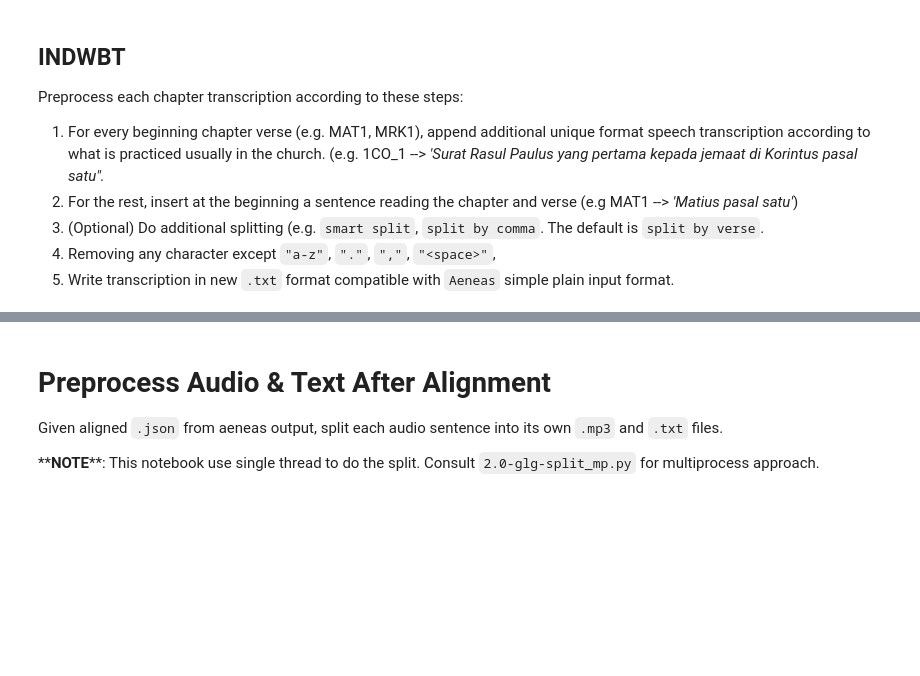
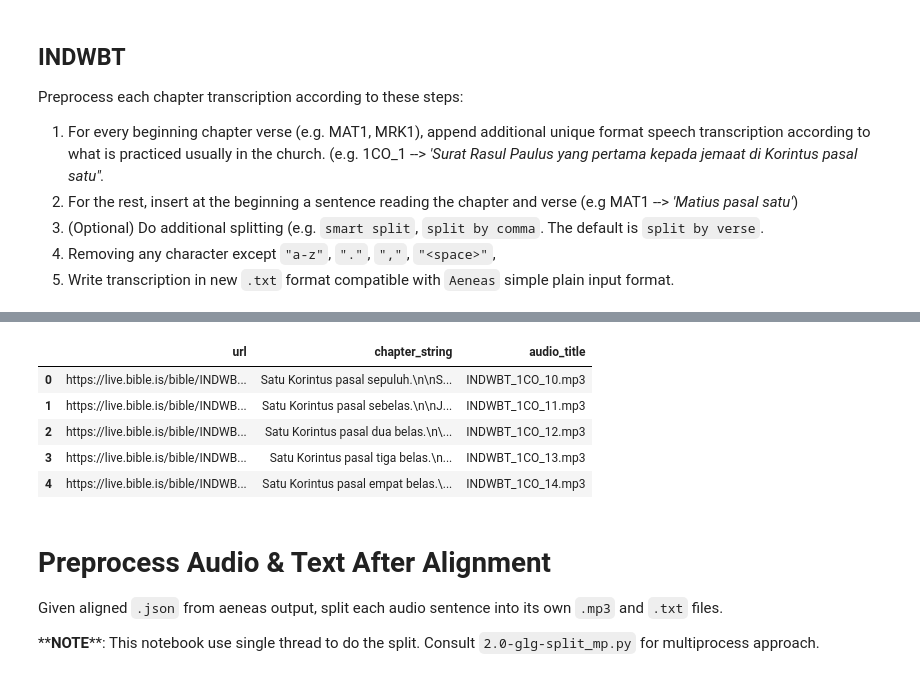
Before and after one commit to gunawanlg/voice-to-text-bahasa, a Jupyter notebook: notebooks/eda/2.0-glg-preprocess-bibleis.ipynb, the cells around one changed output, grey strips where cells are left out. Drawn from its saved outputs; the diff is of its cells as text; code cells hidden in the pictures; blank space fills up the shorter version.

```diff
--- a/notebooks/eda/2.0-glg-preprocess-bibleis.ipynb
+++ b/notebooks/eda/2.0-glg-preprocess-bibleis.ipynb
@@ -77,0 +183,21 @@ dict_add = {
+# %%
+pre_additions = []
+for chapter_string, audio_title in df[['chapter_string', 'audio_title']].values:
+    code = audio_title[7:7+3]
+    verse = audio_title[7+4:-4]
+    pre_addition = ''
+    if verse == '1':
+        pre_addition += dict_header[code] + ". "
+    pre_addition += dict_code_ind[code] + " pasal " + spell_number(int(verse))
+    pre_addition += ".\n\n"
+    pre_additions.append(pre_addition)
+# %%
+df['chapter_string'] = pre_additions + df['chapter_string']
+df.head()
+# %% [output]
+|  | url | chapter_string | audio_title |
+| 0 | https://live.bible.is/bible/INDWB... | Satu Korintus pasal sepuluh.\n\nS... | INDWBT_1CO_10.mp3 |
+| 1 | https://live.bible.is/bible/INDWB... | Satu Korintus pasal sebelas.\n\nJ... | INDWBT_1CO_11.mp3 |
+| 2 | https://live.bible.is/bible/INDWB... | Satu Korintus pasal dua belas.\n\... | INDWBT_1CO_12.mp3 |
+| 3 | https://live.bible.is/bible/INDWB... | Satu Korintus pasal tiga belas.\n... | INDWBT_1CO_13.mp3 |
+| 4 | https://live.bible.is/bible/INDWB... | Satu Korintus pasal empat belas.\... | INDWBT_1CO_14.mp3 |
```
Also changed, not shown: parts of 6 cells of this notebook, 2 other files.
